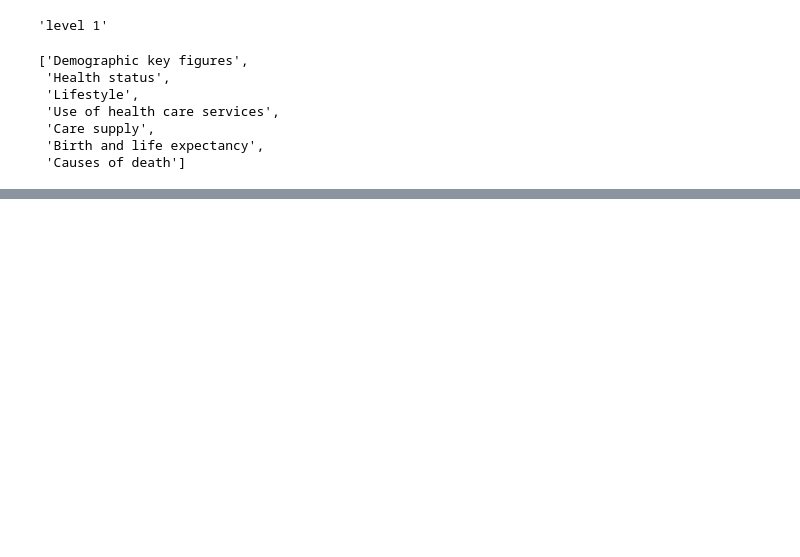
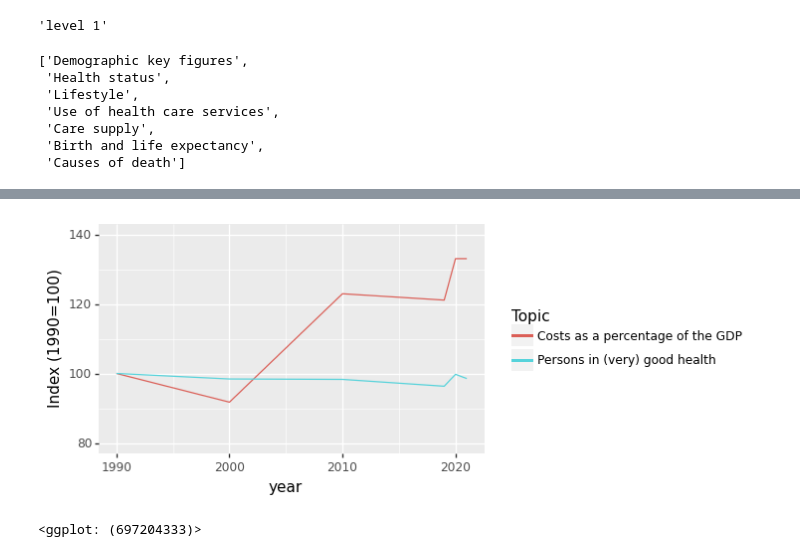
Before and after one commit to esciencecenter-digital-skills/2023-01-25-ds-python-rivm, a Jupyter notebook: files/solutions-post-workshop-exercise.ipynb, the cells around one changed output, grey strips where cells are left out. Cells and saved outputs as stored; diff of their text form; code cells hidden in the pictures; blank space fills up the shorter version.

```diff
--- a/files/solutions-post-workshop-exercise.ipynb
+++ b/files/solutions-post-workshop-exercise.ipynb
@@ -190,0 +289,10 @@ Other questions:
+# %%
+# Select the right subsets of the data
+df1 = subset_data_starting_with(df, 'Care supply|Expenditures on care|Costs as a percentage of the GDP')
+df2 = subset_data_starting_with(df, 'Health status|Persons in (very) good health')
+
+# Concatenate the subsets
+costs_df = pd.concat([df1, df2])
+
+# Rename to last level topics
+costs_df = rename_to_last_level(costs_df)
@@ -190,0 +306,5 @@ Other questions:
+# %%
+# Index the data based on 1990
+for year in ['2000', '2010', '2019', '2020', '2021']:
+    costs_df[year] = costs_df[year] / costs_df['1990'] * 100
+costs_df['1990'] = 100
@@ -190,0 +318,14 @@ Other questions:
+# %%
+long_df = to_long_format(costs_df)
+# %%
+(p9.ggplot(data=long_df,
+           mapping=p9.aes(x='year', y='value', color='Topic'))
+    + p9.geom_line()
+    + p9.theme(figure_size=(5, 3))
+    + p9.xlim([1990, 2021])
+    + p9.ylim([80, 140])
+    + p9.ylab('Index (1990=100)')
+)
+# %% [output]
+[figure, added]
+<ggplot: (697204333)>
```
Also changed, not shown: parts of 24 cells of this notebook.
